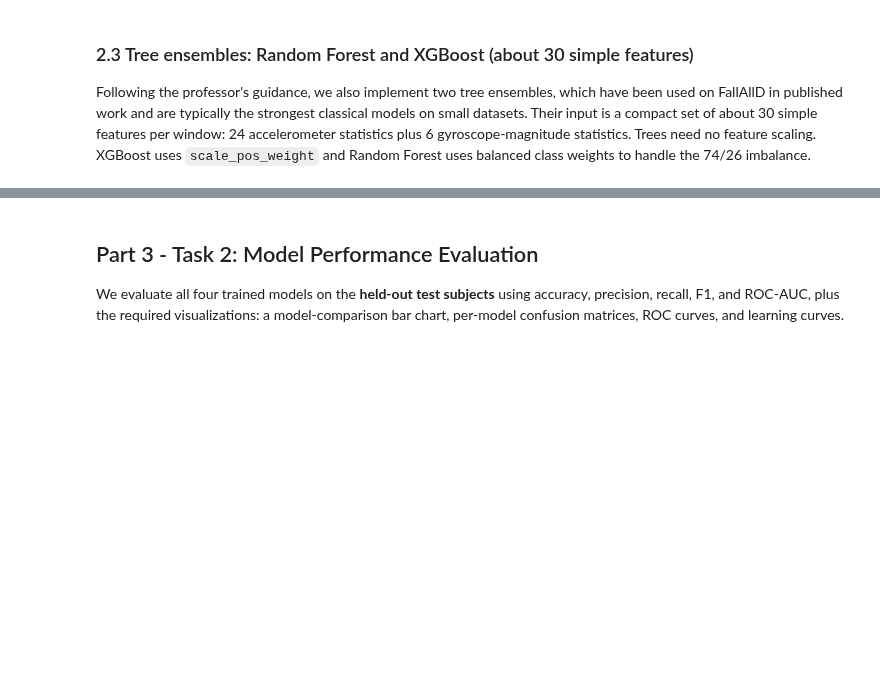
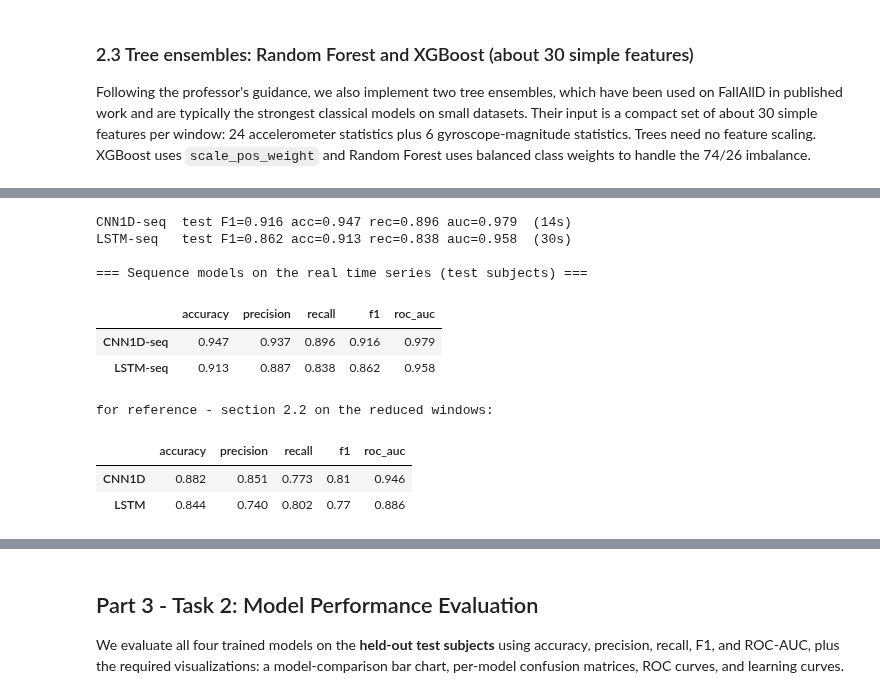
Before and after one commit to emfallat/EECE-5644-Final-Project, a Jupyter notebook: FallDetection_ML.ipynb, the cells around one changed output, grey strips where cells are left out. Drawn from its saved outputs; the diff is of its cells as text; code cells hidden in the pictures; blank space fills up the shorter version.

```diff
--- a/FallDetection_ML.ipynb
+++ b/FallDetection_ML.ipynb
@@ -389,0 +501,48 @@ Tree ensembles use 30 simple features; scale_pos_weight=2.96
+# %%
+class LSTMUni(nn.Module):
+    """Unidirectional 2-layer LSTM.
+
+    readout='max'  - max over time, so an impact anywhere in the window reaches the head
+    readout='last' - final hidden state, the section-2.2 convention (kept for the ablation)
+    """
+    def __init__(s, ch=6, h=64, p=0.3, readout="max"):
+        super().__init__(); s.readout = readout
+        s.lstm = nn.LSTM(ch, h, 2, batch_first=True, dropout=p)
+        s.head = nn.Sequential(nn.Dropout(p), nn.Linear(h, 2))
+    def forward(s, x):                       # x:(B,C,T) -> (B,T,C)
+        o, _ = s.lstm(x.transpose(1, 2))
+        return s.head(o.max(1).values if s.readout == "max" else o[:, -1])
+
+seq_specs = {
+    "CNN1D-seq": (lambda: CNN1D(ch=6),                     dict(lr=1e-3, wd=1e-4, epochs=80)),
+    "LSTM-seq":  (lambda: LSTMUni(ch=6, readout="max"),    dict(lr=1e-3, wd=1e-4, epochs=60)),
+}
+seq_models = {}
+Xtr, ytr, Xva, yva, Xte, yte = split(SEQ_G)
+for name, (ctor, kw) in seq_specs.items():
+    t = time.time(); torch.manual_seed(SEED)
+    m, h, bf = train_model(ctor(), Xtr, ytr, Xva, yva, **kw)
+    met, pred, prob = evaluate(m, Xte, yte)
+    results[name] = met; preds[name] = pred; probs[name] = prob; hists[name] = h
+    seq_models[name] = m
+    print(f"{name:10s} test F1={met['f1']:.3f} acc={met['accuracy']:.3f} "
+          f"rec={met['recall']:.3f} auc={met['roc_auc']:.3f}  ({time.time()-t:.0f}s)")
+
+res_seq = pd.DataFrame({k: results[k] for k in seq_specs}).T
+res_seq.to_csv("results/metrics_seq.csv")
+print("\n=== Sequence models on the real time series (test subjects) ===")
+display(res_seq.round(3))
+print("for reference - section 2.2 on the reduced windows:")
+display(res_default.loc[["CNN1D", "LSTM"]].round(3))
+# %% [output]
+CNN1D-seq  test F1=0.916 acc=0.947 rec=0.896 auc=0.979  (14s)
+LSTM-seq   test F1=0.862 acc=0.913 rec=0.838 auc=0.958  (30s)
+
+=== Sequence models on the real time series (test subjects) ===
+|  | accuracy | precision | recall | f1 | roc_auc |
+| CNN1D-seq | 0.947 | 0.937 | 0.896 | 0.916 | 0.979 |
+| LSTM-seq | 0.913 | 0.887 | 0.838 | 0.862 | 0.958 |
+for reference - section 2.2 on the reduced windows:
+|  | accuracy | precision | recall | f1 | roc_auc |
+| CNN1D | 0.882 | 0.851 | 0.773 | 0.81 | 0.946 |
+| LSTM | 0.844 | 0.740 | 0.802 | 0.77 | 0.886 |
```
Also changed, not shown: parts of 23 cells of this notebook, 17 other files.
